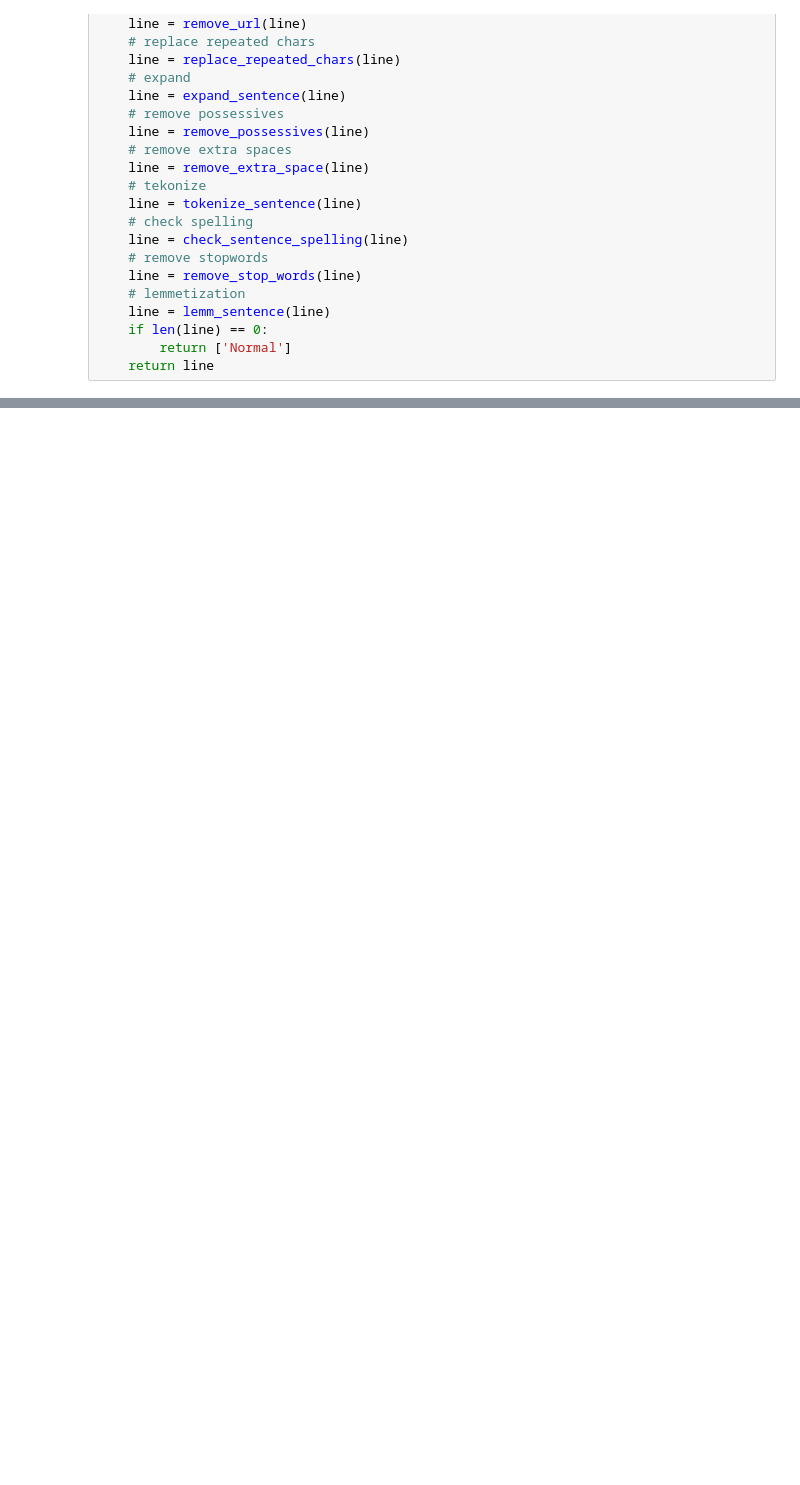
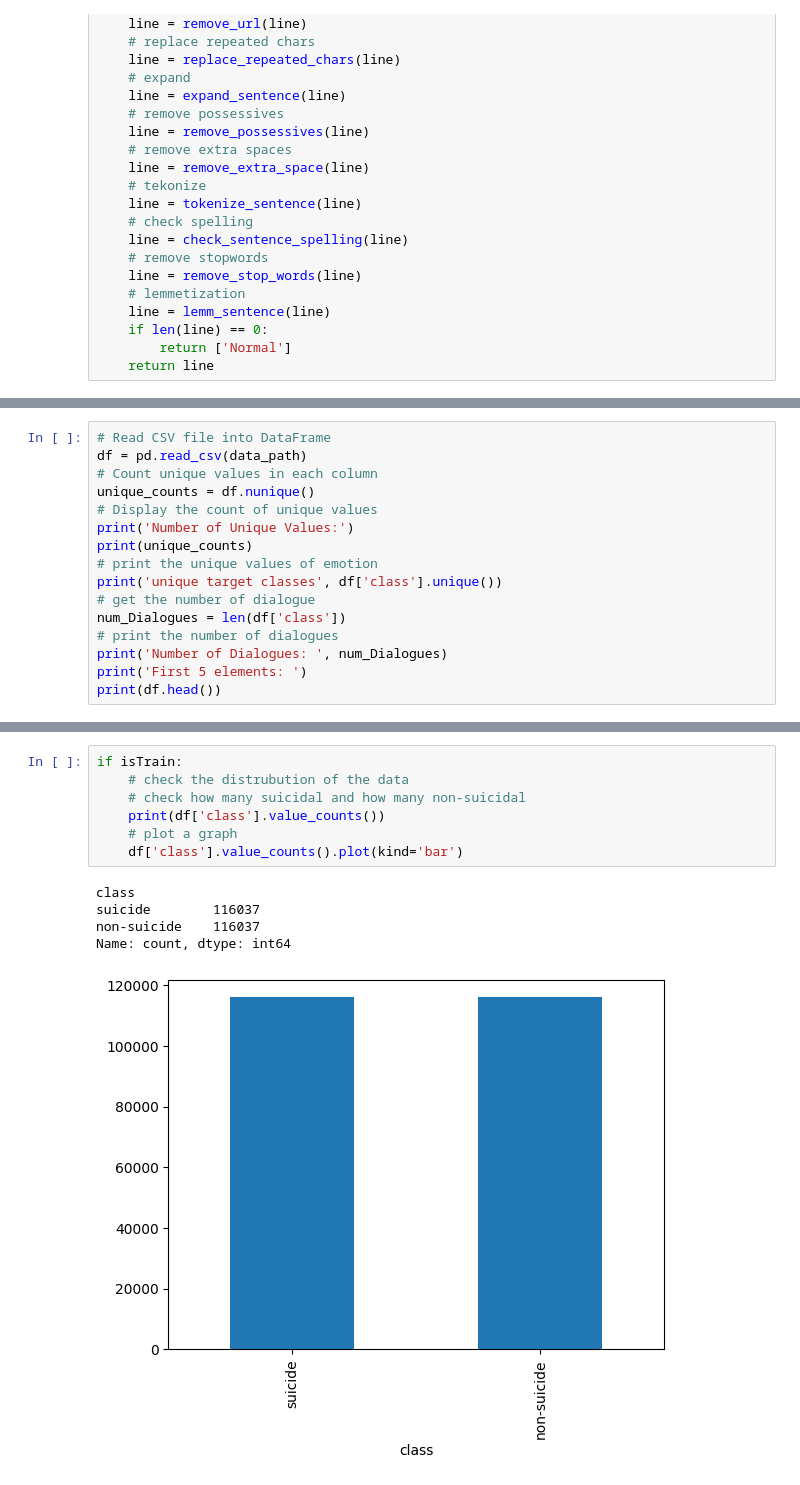
Before and after one commit to Better-Call-Soul/Soul-AI, a Jupyter notebook: notebooks/suicidal_detection.ipynb, the cells around one changed output, grey strips where cells are left out. Cells and saved outputs as stored; diff of their text form; blank space fills up the shorter version.

Commit message:
[ADD] first version

```diff
--- a/notebooks/suicidal_detection.ipynb
+++ b/notebooks/suicidal_detection.ipynb
@@ -382,0 +491,16 @@ def read_dataset_suicidal_detection(data_path: str) -> Tuple[List[List[List[str]
+# %%
+# Read CSV file into DataFrame
+df = pd.read_csv(data_path)
+# Count unique values in each column
+unique_counts = df.nunique()
+# Display the count of unique values
+print('Number of Unique Values:')
+print(unique_counts)
+# print the unique values of emotion
+print('unique target classes', df['class'].unique())
+# get the number of dialogue
+num_Dialogues = len(df['class'])
+# print the number of dialogues
+print('Number of Dialogues: ', num_Dialogues)
+print('First 5 elements: ')
+print(df.head())
@@ -382,0 +551,13 @@ def read_dataset_suicidal_detection(data_path: str) -> Tuple[List[List[List[str]
+# %%
+if isTrain:
+    # check the distrubution of the data
+    # check how many suicidal and how many non-suicidal
+    print(df['class'].value_counts())
+    # plot a graph
+    df['class'].value_counts().plot(kind='bar')
+# %% [output]
+class
+suicide        116037
+non-suicide    116037
+Name: count, dtype: int64
+[figure, added]
```
Also changed, not shown: parts of 54 cells of this notebook.
